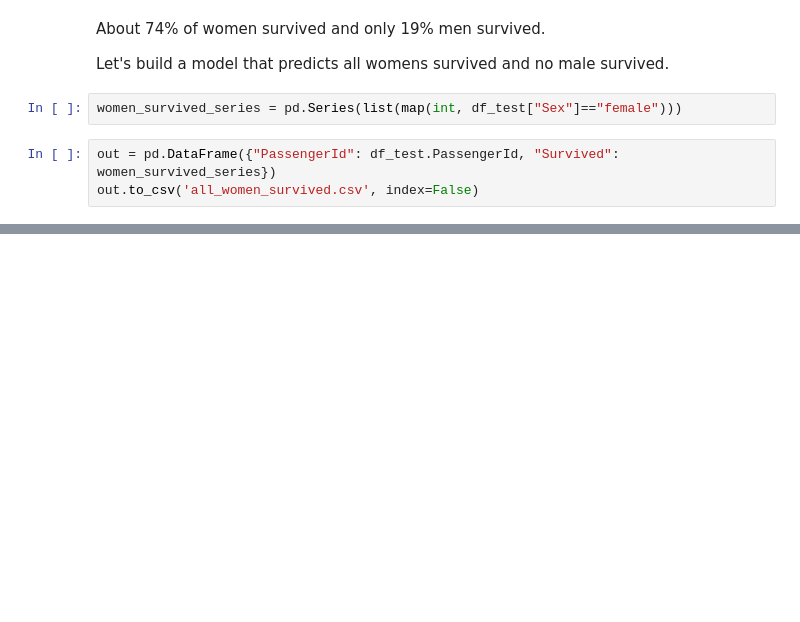
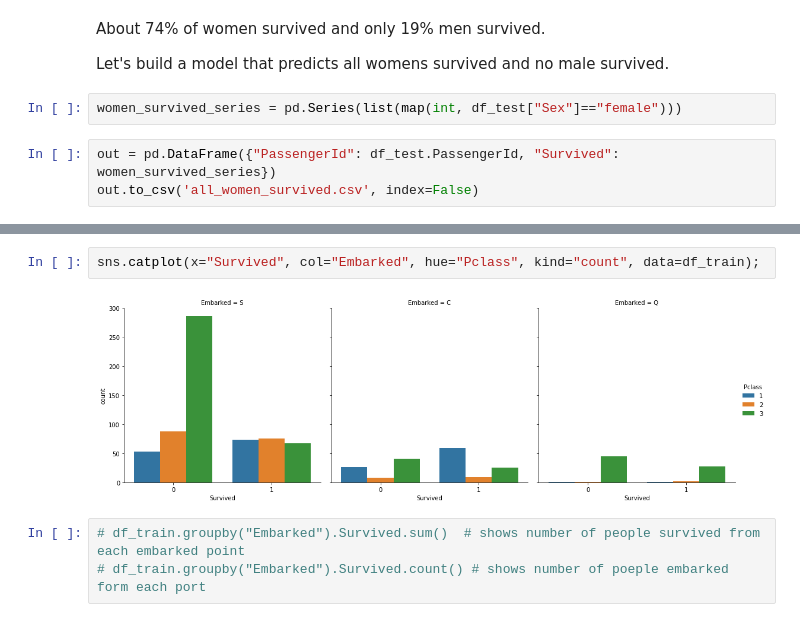
Before and after one commit to ShreyasJothish/datasciencestudygroup, a Jupyter notebook: MahendraBishnoi/08_titanic_eda_modelling.ipynb, the cells around one changed output, grey strips where cells are left out. Drawn from its saved outputs; the diff is of its cells as text; blank space fills up the shorter version.

```diff
--- a/MahendraBishnoi/08_titanic_eda_modelling.ipynb
+++ b/MahendraBishnoi/08_titanic_eda_modelling.ipynb
@@ -158,0 +209,7 @@ out.to_csv('all_women_survived.csv', index=False)
+# %%
+sns.catplot(x="Survived", col="Embarked", hue="Pclass", kind="count", data=df_train);
+# %% [output]
+[figure, added]
+# %%
+# df_train.groupby("Embarked").Survived.sum()  # shows number of people survived from each embarked point
+# df_train.groupby("Embarked").Survived.count() # shows number of poeple embarked form each port
```
Also changed, not shown: parts of 38 cells of this notebook.
